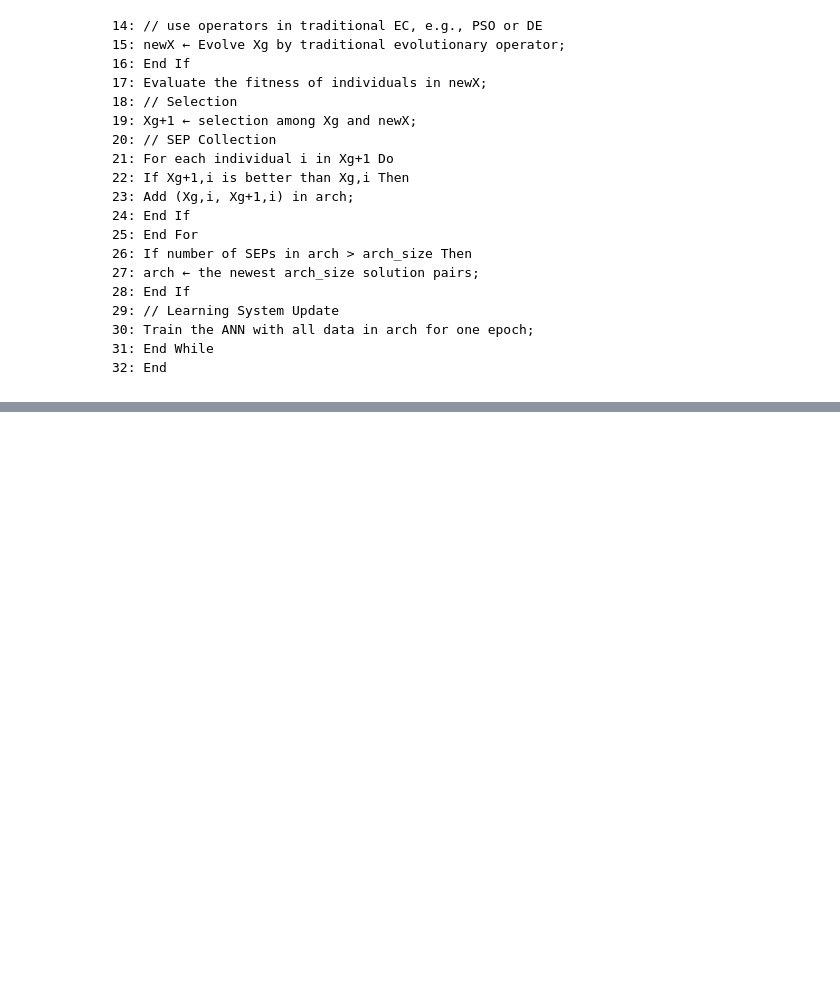
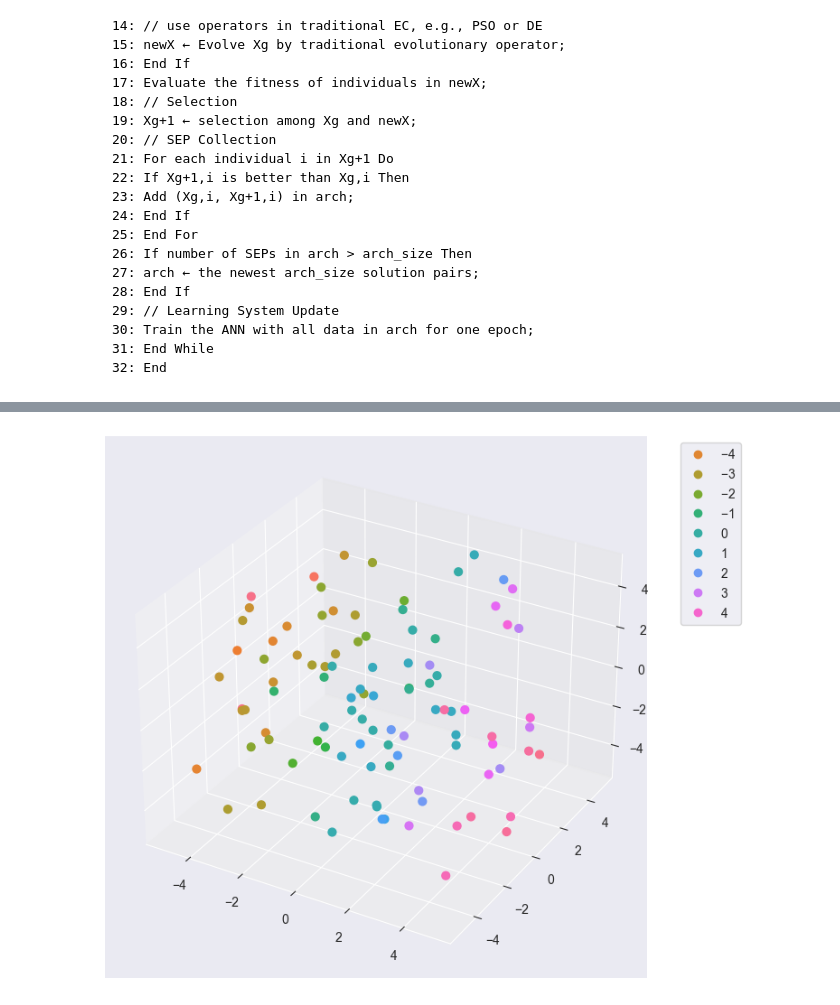
Before and after one commit to amirhu37/LEO, a Jupyter notebook: algo.ipynb, the cells around one changed output, grey strips where cells are left out. Saved outputs shown, nothing was run; the diff lists cells and outputs as text; code cells hidden in the pictures; blank space fills up the shorter version.

```diff
--- a/algo.ipynb
+++ b/algo.ipynb
@@ -15,4 +15,10 @@ warnings.filterwarnings('ignore' ,"" , DeprecationWarning)
 
 import matplotlib.pyplot as plt
 import seaborn as sns
+
+from mpl_toolkits.mplot3d import Axes3D
+from matplotlib.colors import ListedColormap
+
+# Set Seaborn style
+sns.set_style("darkgrid")
 # %% [output]
@@ -498,3 +531,23 @@ plt.show()
+# %%
+Xg  = initialize_population(100, 3 )
+
+fig = plt.figure(figsize=(6,6))
+ax1 = Axes3D(fig, auto_add_to_figure=False)
+fig.add_axes(ax1)
+
+# Get colormap from Seaborn
+cmap = ListedColormap(sns.color_palette("husl", 256).as_hex())
+
+# Sca
+scXg = ax1.scatter(Xg[:,0], Xg[:,1], Xg[:,2], s=40, c=Xg[:,0], marker='o', cmap=cmap, alpha=1)
+plt.legend(*scXg. legend_elements(), bbox_to_anchor=(1.05, 1), loc=2)
+ax.set_xlabel('f 1')
+ax.set_ylabel('f 2')
+ax.set_zlabel('f 3')
+# Show plot
+plt.show()
+# %% [output]
+[figure, added]
 # %%
 # import scipy.stats as stats
 
```
Also changed, not shown: parts of 17 cells of this notebook.
